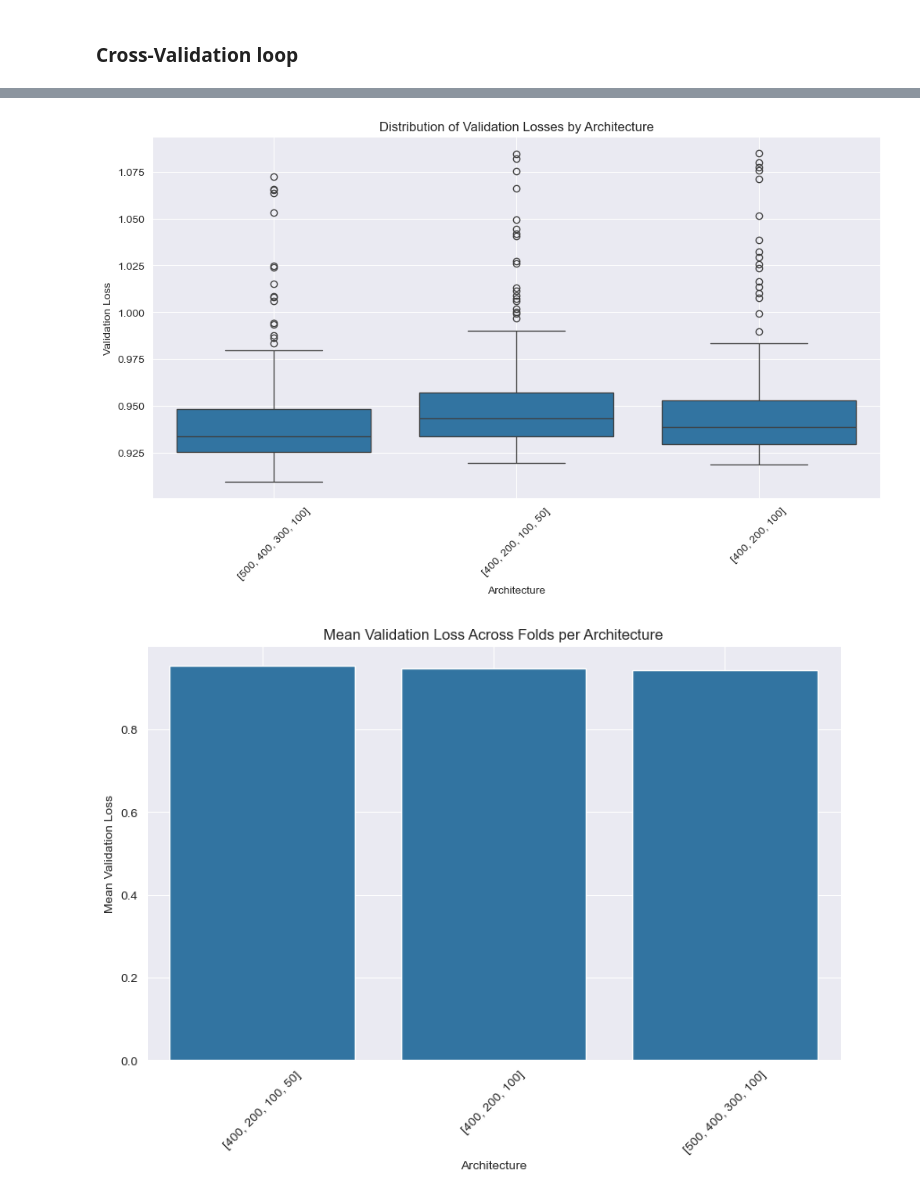
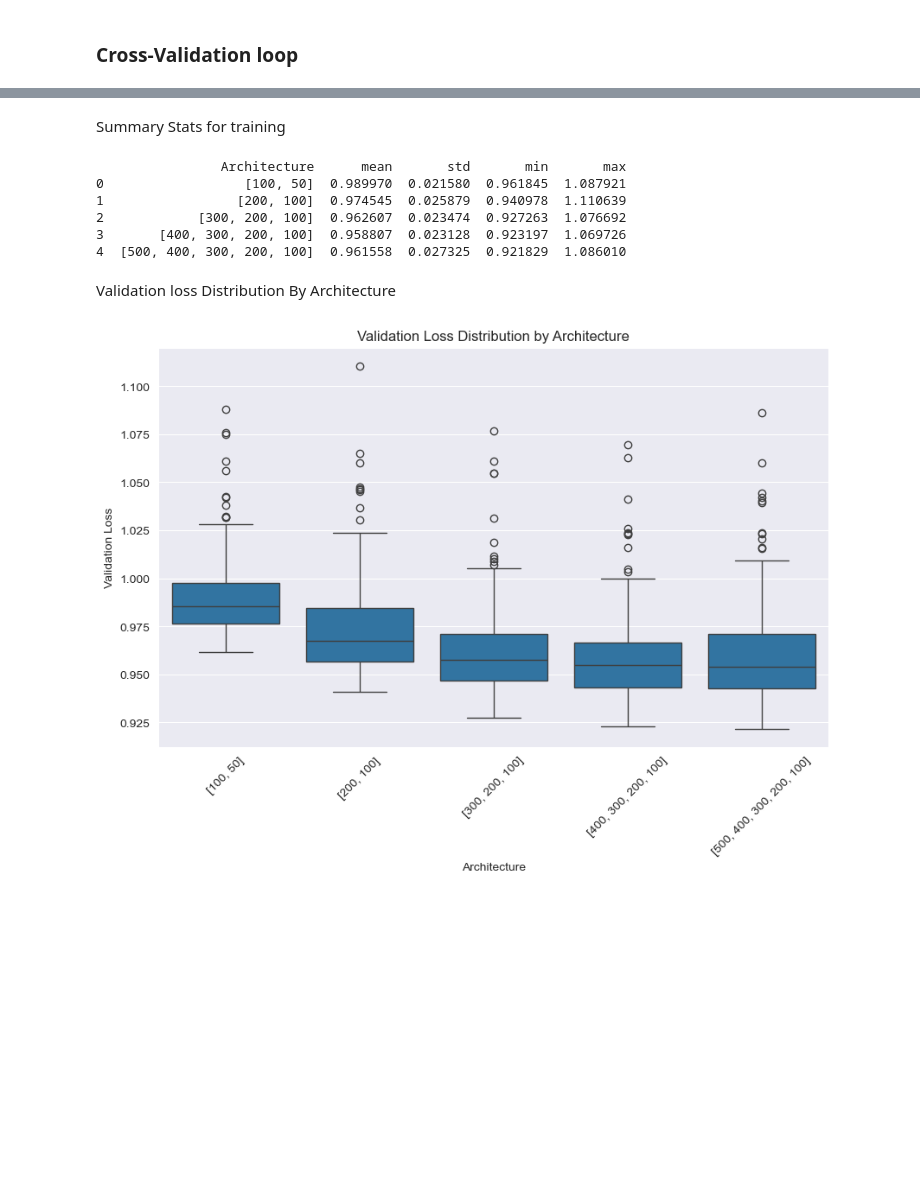
Before and after one commit to omar11205/torchDeepLearning, a Jupyter notebook: ANN/19_torch_taxi_fares_p2.ipynb, the cells around one changed output, grey strips where cells are left out. Saved outputs shown, nothing was run; the diff lists cells and outputs as text; code cells hidden in the pictures; blank space fills up the shorter version.

```diff
--- a/ANN/19_torch_taxi_fares_p2.ipynb
+++ b/ANN/19_torch_taxi_fares_p2.ipynb
@@ -268,2 +248,3 @@ Epoch 56/60, Train Loss: 1.0306, Val Loss: 0.9468
 # %%
-results_df = pd.DataFrame(results)
+results_kfold = pd.read_csv("export/results_kfold.csv")
+results_kfold.head(10)
@@ -299,24 +263,22 @@ The `ci` parameter is deprecated. Use `errorbar=None` for the same effect.
-# %%
-plt.figure(figsize=(12, 6))
-sns.boxplot(data=results_df, x="Architecture", y="Validation Loss")
-plt.title("Distribution of Validation Losses by Architecture")
-plt.xlabel("Architecture")
-plt.ylabel("Validation Loss")
-plt.xticks(rotation=45)
-plt.grid(True)
-plt.show()
-# %% [output]
-[figure, removed]
-# %%
-mean_val_loss_per_arch = results_df.groupby("Architecture")["Validation Loss"].mean().reset_index()
-
-plt.figure(figsize=(10, 6))
-sns.barplot(data=mean_val_loss_per_arch, x="Architecture", y="Validation Loss")
-plt.title("Mean Validation Loss Across Folds per Architecture")
-plt.xlabel("Architecture")
-plt.ylabel("Mean Validation Loss")
-plt.xticks(rotation=45)
-plt.grid(True)
-plt.show()
-# %% [output]
-[figure, removed]
+# %% [markdown]
+Summary Stats for training
+# %%
+summary_stats = results_kfold.groupby("Architecture")["Validation Loss"].agg(['mean', 'std', 'min', 'max']).reset_index()
+print(summary_stats)
+# %% [output]
+                Architecture      mean       std       min       max
+0                  [100, 50]  0.989970  0.021580  0.961845  1.087921
+1                 [200, 100]  0.974545  0.025879  0.940978  1.110639
+2            [300, 200, 100]  0.962607  0.023474  0.927263  1.076692
+3       [400, 300, 200, 100]  0.958807  0.023128  0.923197  1.069726
+4  [500, 400, 300, 200, 100]  0.961558  0.027325  0.921829  1.086010
+# %% [markdown]
+Validation loss Distribution By Architecture
+# %%
+plt.figure(figsize=(10, 6))
+sns.boxplot(x="Architecture", y="Validation Loss", data=results_kfold)
+plt.title("Validation Loss Distribution by Architecture")
+plt.xticks(rotation=45)
+plt.show()
+# %% [output]
+[figure, added]
```
Also changed, not shown: parts of 9 cells of this notebook, 6 other files.
